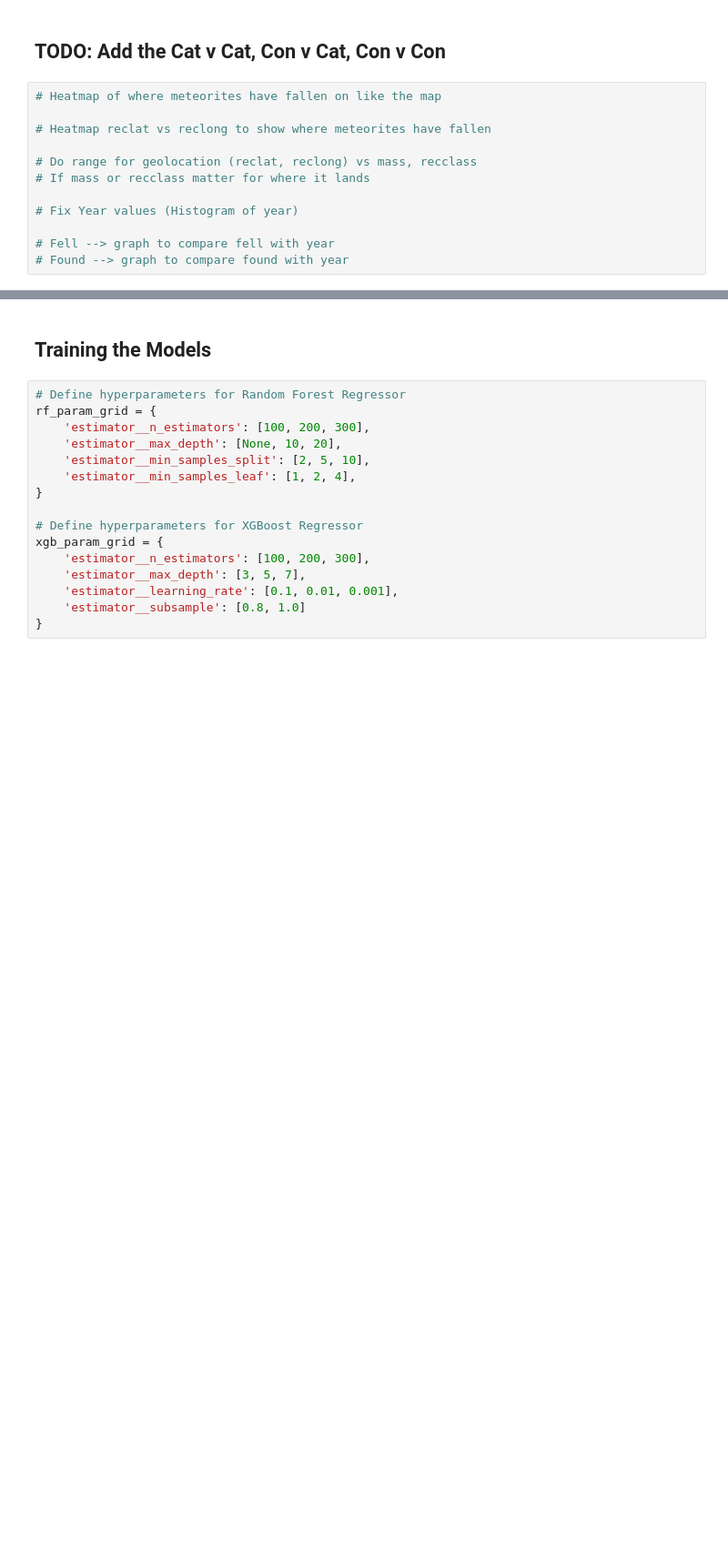
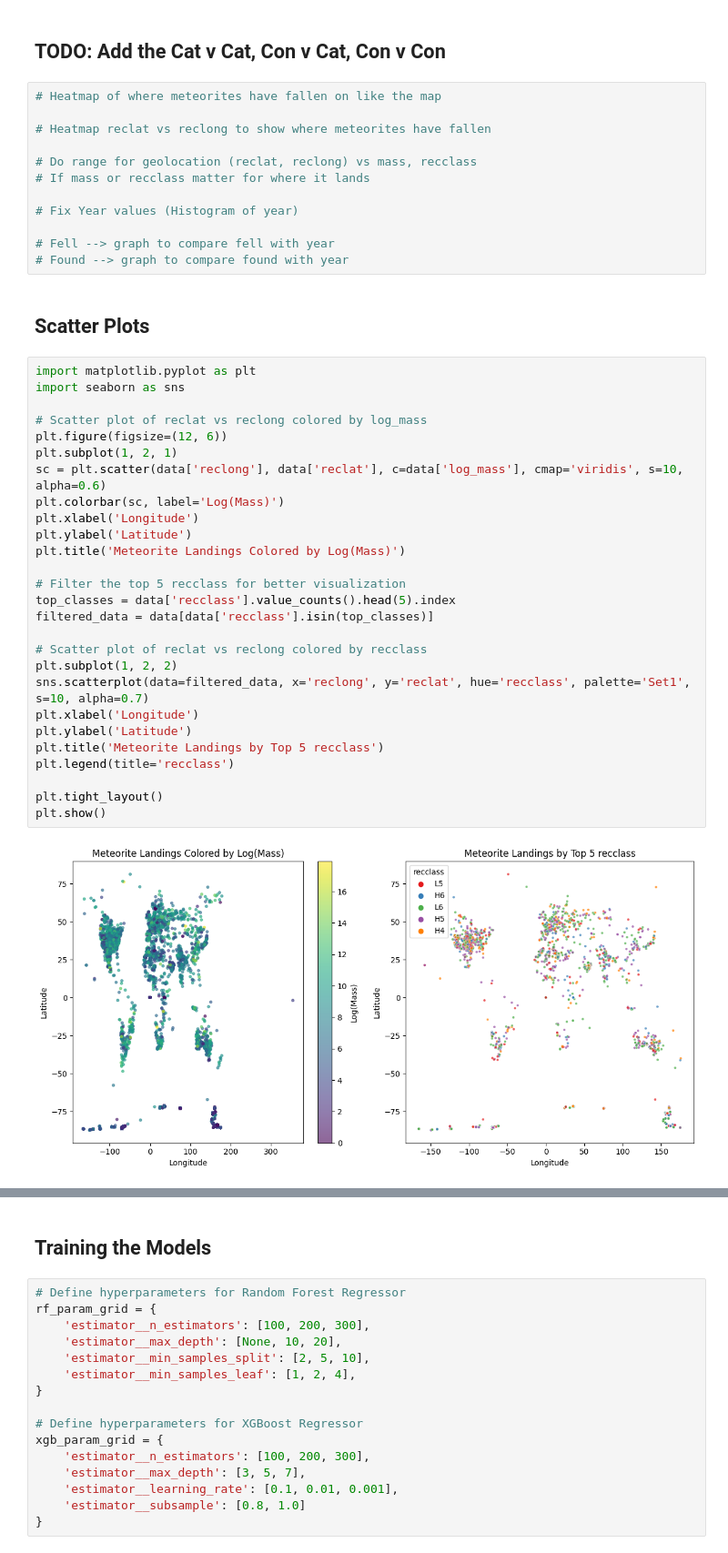
Before and after one commit to xkeyo/meteorite-fall-analysis, a Jupyter notebook: main.ipynb, the cells around one changed output, grey strips where cells are left out. Shown at 91% size. Drawn from its saved outputs; the diff is of its cells as text; blank space fills up the shorter version.

Commit message:
implemented scatter plots

```diff
--- a/main.ipynb
+++ b/main.ipynb
@@ -236,3 +236,34 @@ plt.show()
 
 # Fell --> graph to compare fell with year
 # Found --> graph to compare found with year
+# %% [markdown]
+## Scatter Plots
+# %%
+import matplotlib.pyplot as plt
+import seaborn as sns
+
+# Scatter plot of reclat vs reclong colored by log_mass
+plt.figure(figsize=(12, 6))
+plt.subplot(1, 2, 1)
+sc = plt.scatter(data['reclong'], data['reclat'], c=data['log_mass'], cmap='viridis', s=10, alpha=0.6)
+plt.colorbar(sc, label='Log(Mass)')
+plt.xlabel('Longitude')
+plt.ylabel('Latitude')
+plt.title('Meteorite Landings Colored by Log(Mass)')
+
+# Filter the top 5 recclass for better visualization
+top_classes = data['recclass'].value_counts().head(5).index
+filtered_data = data[data['recclass'].isin(top_classes)]
+
+# Scatter plot of reclat vs reclong colored by recclass
+plt.subplot(1, 2, 2)
+sns.scatterplot(data=filtered_data, x='reclong', y='reclat', hue='recclass', palette='Set1', s=10, alpha=0.7)
+plt.xlabel('Longitude')
+plt.ylabel('Latitude')
+plt.title('Meteorite Landings by Top 5 recclass')
+plt.legend(title='recclass')
+
+plt.tight_layout()
+plt.show()
+# %% [output]
+[figure, added]
```
Also changed, not shown: parts of 10 cells of this notebook, 1 other file.
